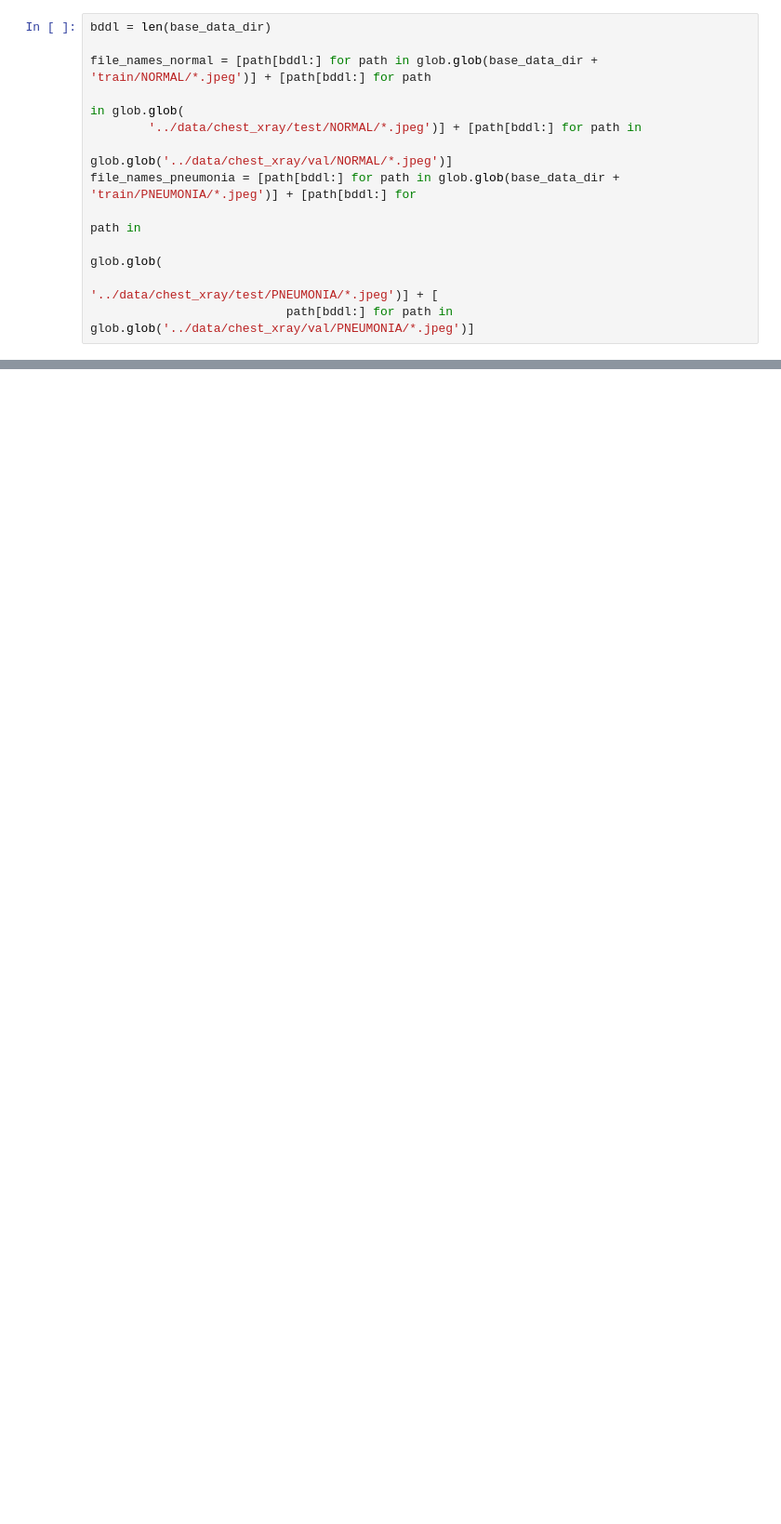
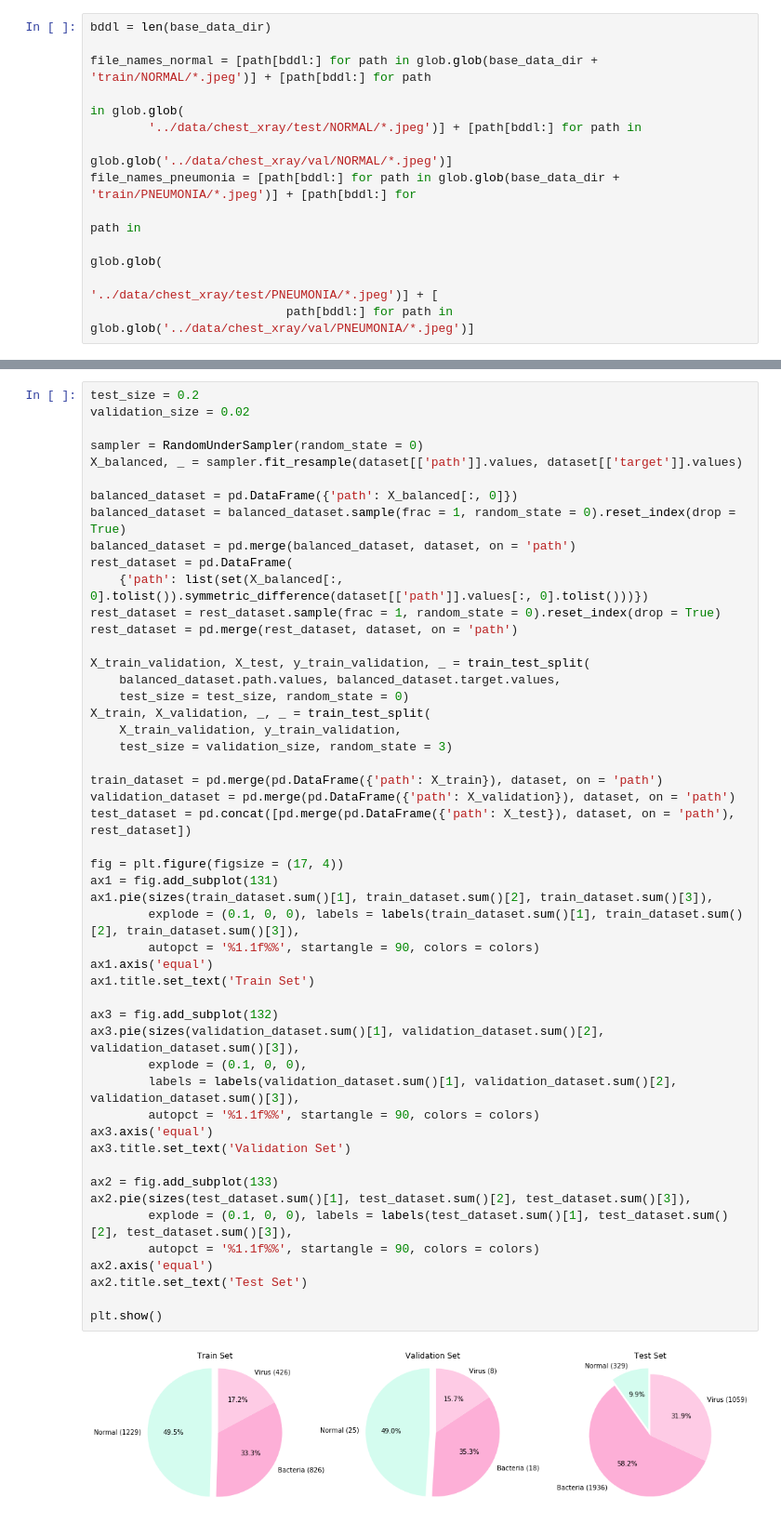
Before and after one commit to Zhuvikin/ML-pneumonia, a Jupyter notebook: pneumonia.ipynb, the cells around one changed output, grey strips where cells are left out. Shown at 93% size. Saved outputs shown, nothing was run; the diff lists cells and outputs as text; blank space fills up the shorter version.

```diff
--- a/pneumonia.ipynb
+++ b/pneumonia.ipynb
@@ -229,0 +247,52 @@ print(detections)
+# %%
+test_size = 0.2
+validation_size = 0.02
+
+sampler = RandomUnderSampler(random_state = 0)
+X_balanced, _ = sampler.fit_resample(dataset[['path']].values, dataset[['target']].values)
+
+balanced_dataset = pd.DataFrame({'path': X_balanced[:, 0]})
+balanced_dataset = balanced_dataset.sample(frac = 1, random_state = 0).reset_index(drop = True)
+balanced_dataset = pd.merge(balanced_dataset, dataset, on = 'path')
+rest_dataset = pd.DataFrame(
+    {'path': list(set(X_balanced[:, 0].tolist()).symmetric_difference(dataset[['path']].values[:, 0].tolist()))})
+rest_dataset = rest_dataset.sample(frac = 1, random_state = 0).reset_index(drop = True)
+rest_dataset = pd.merge(rest_dataset, dataset, on = 'path')
+
+X_train_validation, X_test, y_train_validation, _ = train_test_split(
+    balanced_dataset.path.values, balanced_dataset.target.values,
+    test_size = test_size, random_state = 0)
+X_train, X_validation, _, _ = train_test_split(
+    X_train_validation, y_train_validation,
+    test_size = validation_size, random_state = 3)
+
+train_dataset = pd.merge(pd.DataFrame({'path': X_train}), dataset, on = 'path')
+validation_dataset = pd.merge(pd.DataFrame({'path': X_validation}), dataset, on = 'path')
+test_dataset = pd.concat([pd.merge(pd.DataFrame({'path': X_test}), dataset, on = 'path'), rest_dataset])
+
+fig = plt.figure(figsize = (17, 4))
+ax1 = fig.add_subplot(131)
+ax1.pie(sizes(train_dataset.sum()[1], train_dataset.sum()[2], train_dataset.sum()[3]),
+        explode = (0.1, 0, 0), labels = labels(train_dataset.sum()[1], train_dataset.sum()[2], train_dataset.sum()[3]),
+        autopct = '%1.1f%%', startangle = 90, colors = colors)
+ax1.axis('equal')
+ax1.title.set_text('Train Set')
+
+ax3 = fig.add_subplot(132)
+ax3.pie(sizes(validation_dataset.sum()[1], validation_dataset.sum()[2], validation_dataset.sum()[3]),
+        explode = (0.1, 0, 0),
+        labels = labels(validation_dataset.sum()[1], validation_dataset.sum()[2], validation_dataset.sum()[3]),
+        autopct = '%1.1f%%', startangle = 90, colors = colors)
+ax3.axis('equal')
+ax3.title.set_text('Validation Set')
+
+ax2 = fig.add_subplot(133)
+ax2.pie(sizes(test_dataset.sum()[1], test_dataset.sum()[2], test_dataset.sum()[3]),
+        explode = (0.1, 0, 0), labels = labels(test_dataset.sum()[1], test_dataset.sum()[2], test_dataset.sum()[3]),
+        autopct = '%1.1f%%', startangle = 90, colors = colors)
+ax2.axis('equal')
+ax2.title.set_text('Test Set')
+
+plt.show()
+# %% [output]
+[figure, added]
```
Also changed, not shown: parts of 29 cells of this notebook, 3 other files.
